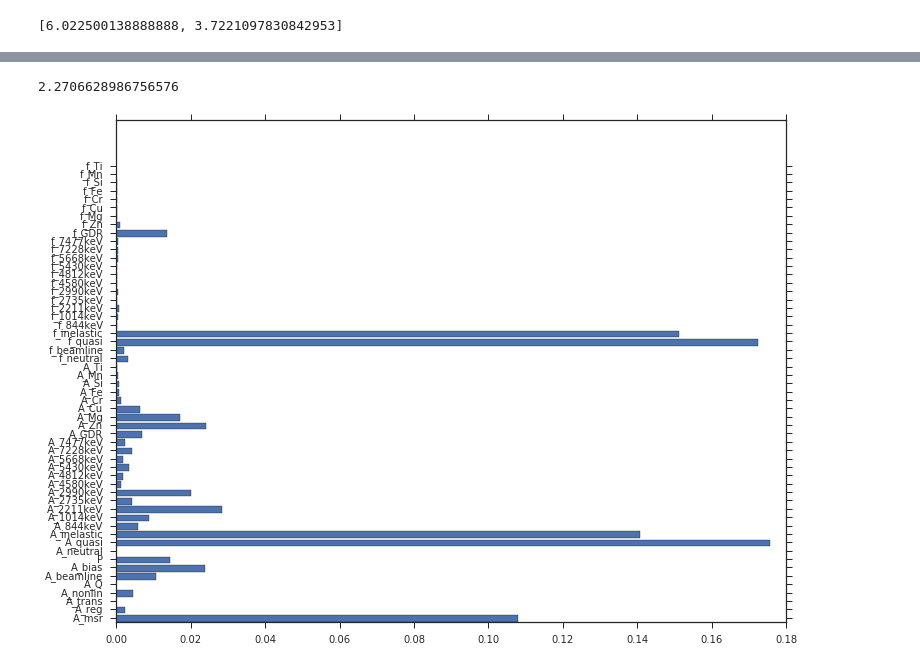
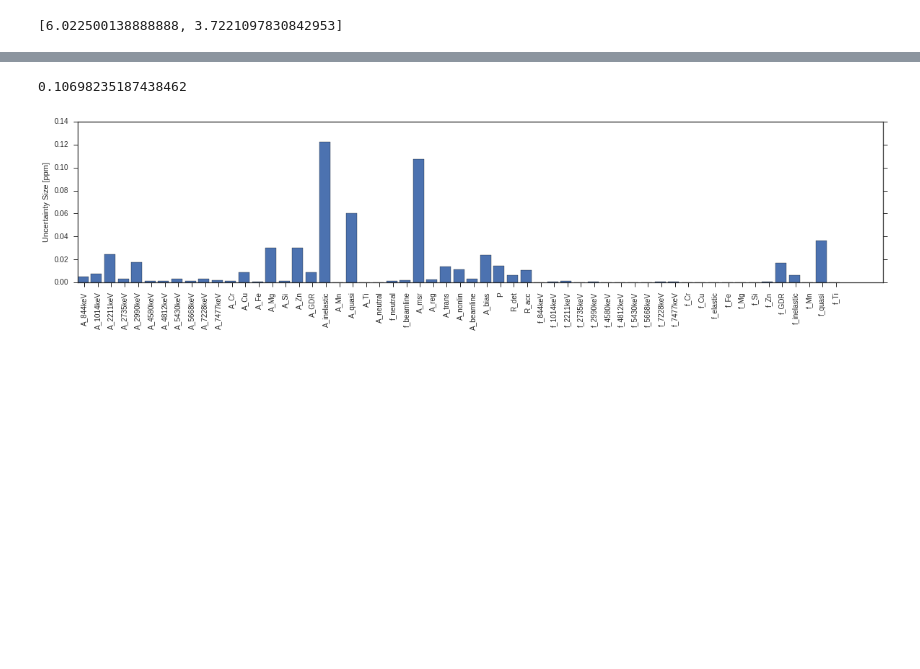
Before and after one commit to kdbartlett/Qweak, a Jupyter notebook: longitudinal_analysis/mc_apv_extraction/mc_apv_extraction_prototype.ipynb, the cells around one changed output, grey strips where cells are left out. Drawn from its saved outputs; the diff is of its cells as text; code cells hidden in the pictures; blank space fills up the shorter version.

```diff
--- a/longitudinal_analysis/mc_apv_extraction/mc_apv_extraction_prototype.ipynb
+++ b/longitudinal_analysis/mc_apv_extraction/mc_apv_extraction_prototype.ipynb
@@ -23,8 +25,8 @@ figsize(1)
 [6.022500138888888, 3.7221097830842953]
 # %%
 # Load inputs to calculation from .csv files.
-asym_corr = pd.read_csv('data/al_asym_corrections_august_23_2017.csv')
-bk_frac = pd.read_csv('data/mc_apv_input_background_fraction.csv')
+asym_corr = pd.read_csv('data/al_asym_corrections_thesis_high_stat.csv')
+bk_frac = pd.read_csv('data/al_background_fractions_thesis_high_stat_avg.csv')
 # %%
 # Concatenate asymmetry corrections and calculated background fractions
 inputs = pd.concat([asym_corr, bk_frac], axis=1)
@@ -218,7 +234,8 @@ Wall time: 15.8 s
-# %%
-data.A_pv.loc['A_neutral'].mean()
-# %% [output]
-2.2706628986756576
+# %%
+#100*(data.A_pv.loc['A_msr'].std()/data.A_pv.loc['A_msr'].mean())
+data.A_pv.loc['A_msr'].std()
+# %% [output]
+0.10698235187438462
 # %%
 means = np.ones(len(label))
 std = np.ones(len(label))
@@ -229,12 +246,15 @@ for l in range(len(label)):
 # %%
 bar_range = np.arange(0.0,len(label))
 # %%
-pp.figure(figsize=(12,9))
-pp.barh(bar_range, std)
-pp.yticks(bar_range+0.5, label)#, rotation=90, horizontalalignment='center')
+pp.figure(figsize=(20,4))
+pp.bar(bar_range, std)
+pp.tick_params(top=False)
+pp.xticks(bar_range+0.5, label, rotation=90, horizontalalignment='center')
+pp.ylabel('Uncertainty Size [ppm]')
+pp.savefig('plots/al_mc_uncertainty_chart.png', bbox_inches='tight')
 pp.show()
 # %% [output]
-[figure, old version]
+[figure, new version]
 # %%
 f, ax = pp.subplots(len(label),1, figsize=(6.022500138888888, len(label)*3.7221097830842953))
 pp.subplots_adjust(hspace=0.2)
```
Also changed, not shown: parts of 18 cells of this notebook.
